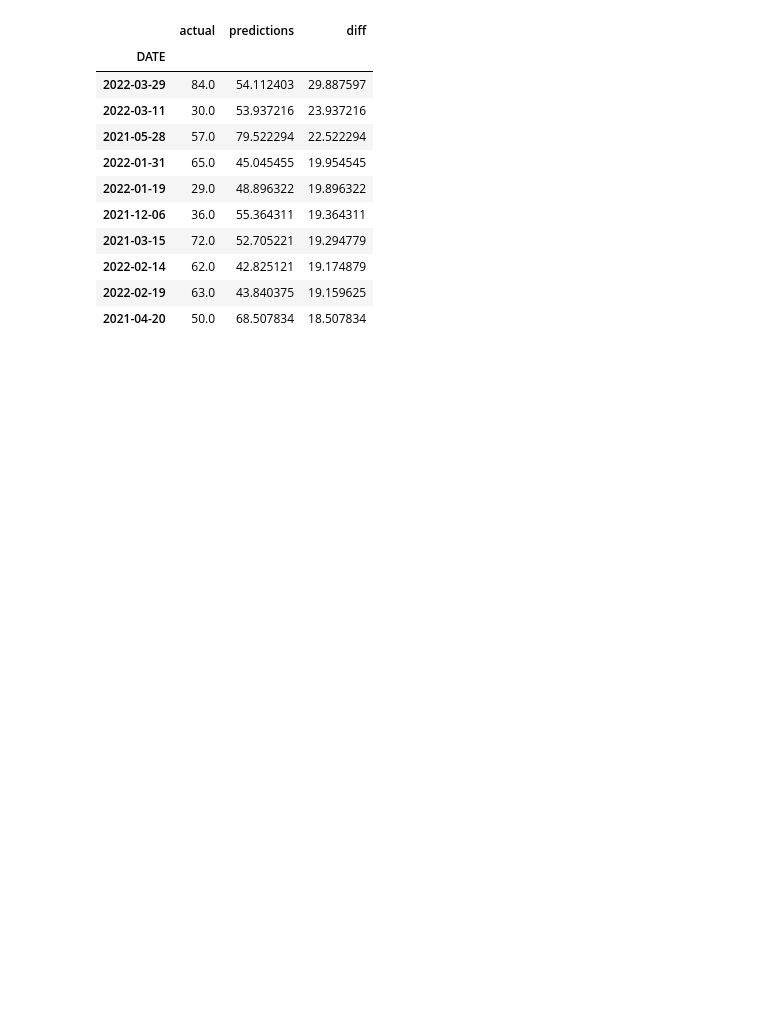
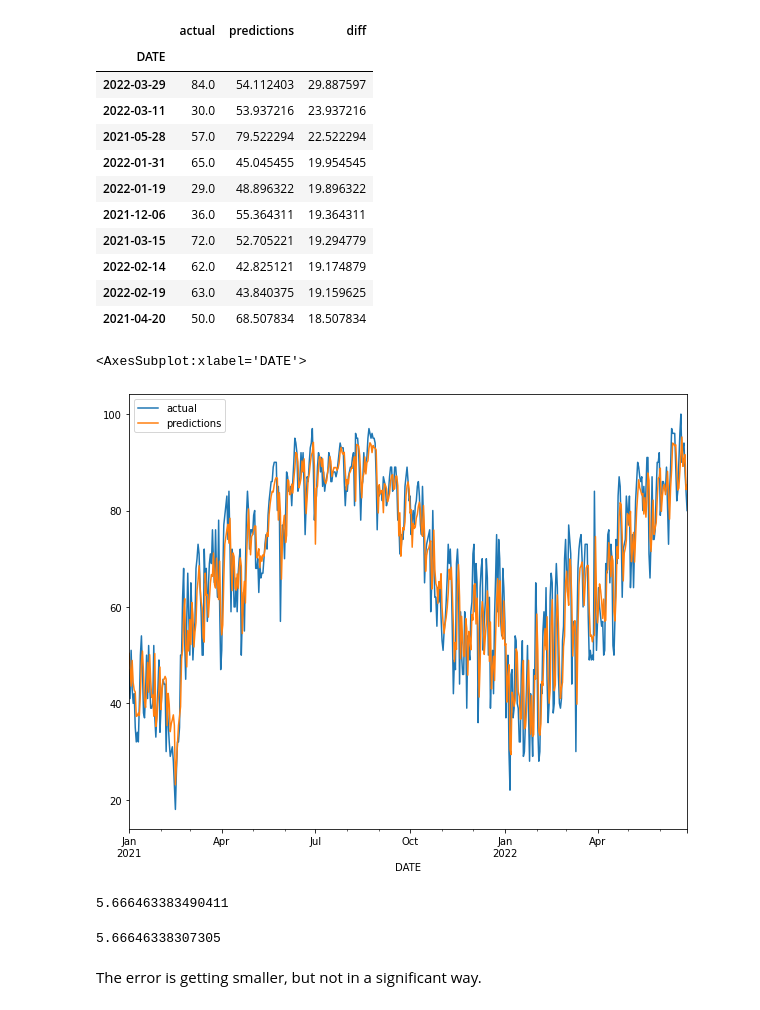
Before and after one commit to Eleanor-Shellstrop/ml-weather, a Jupyter notebook: weather.ipynb, the cells around one changed output. Cells and saved outputs as stored; diff of their text form; code cells hidden in the pictures; blank space fills up the shorter version.

Commit message:
Add readme and try new alphas

```diff
--- a/weather.ipynb
+++ b/weather.ipynb
@@ -558,3 +561,10 @@ combined.sort_values("diff", ascending=False).head(10)
 | 2022-02-14 | 62.0 | 42.825121 | 19.174879 |
 | 2022-02-19 | 63.0 | 43.840375 | 19.159625 |
 | 2021-04-20 | 50.0 | 68.507834 | 18.507834 |
+# %%
+combined.sort_index()
+plt.rcParams["figure.figsize"] = (10,8)
+combined.plot(y=["actual", "predictions"])
+# %% [output]
+<AxesSubplot:xlabel='DATE'>
+[figure, added]
@@ -560,0 +576,18 @@ combined.sort_values("diff", ascending=False).head(10)
+# %%
+error, combined = create_predictions(predictors, core, reg)
+
+# Previous error: 5.666467560730897
+error
+# %% [output]
+5.666463383490411
+# %%
+reg = Ridge(alpha=1e-08)
+
+error, combined = create_predictions(predictors, core, reg)
+
+# Previous error: 5.666463383490411
+error
+# %% [output]
+5.66646338307305
+# %% [markdown]
+The error is getting smaller, but not in a significant way.
```
Also changed, not shown: parts of 3 cells of this notebook.
